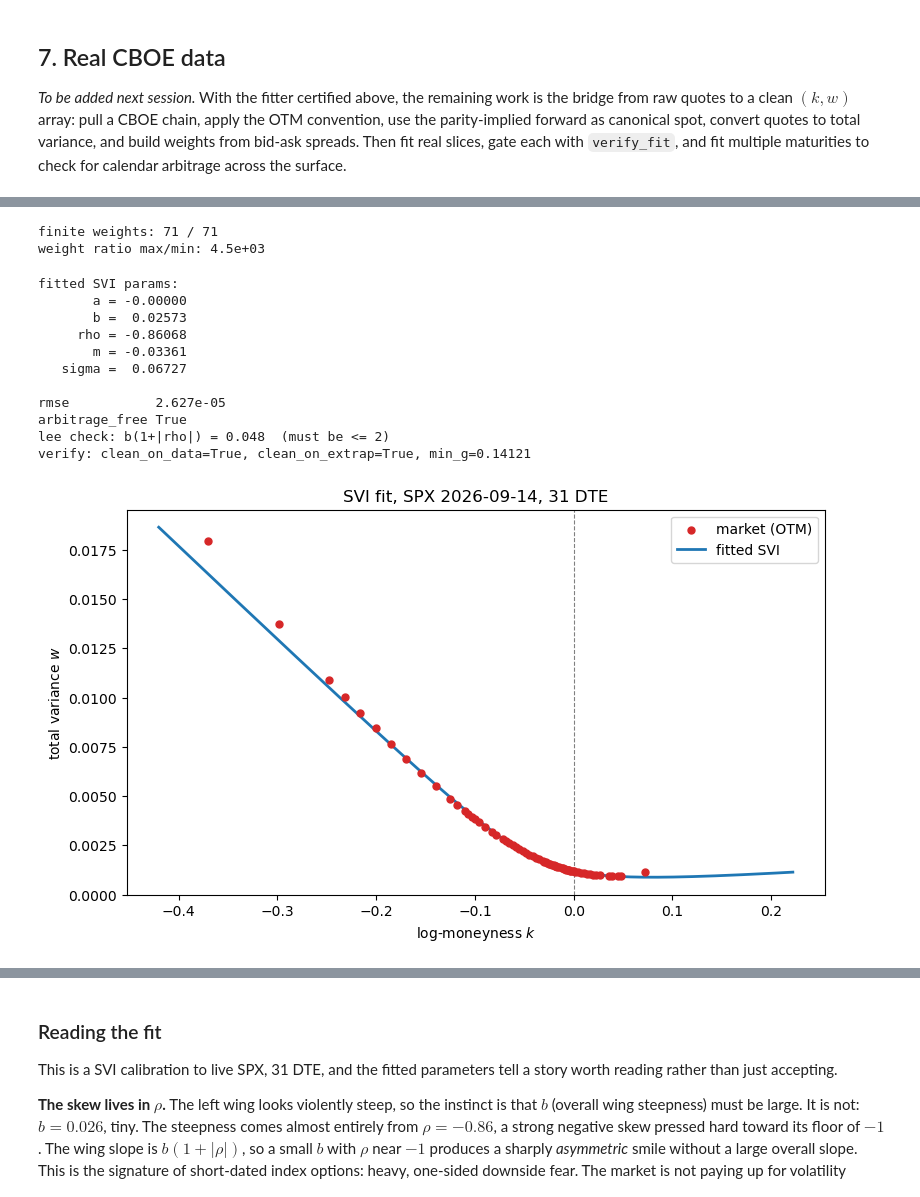
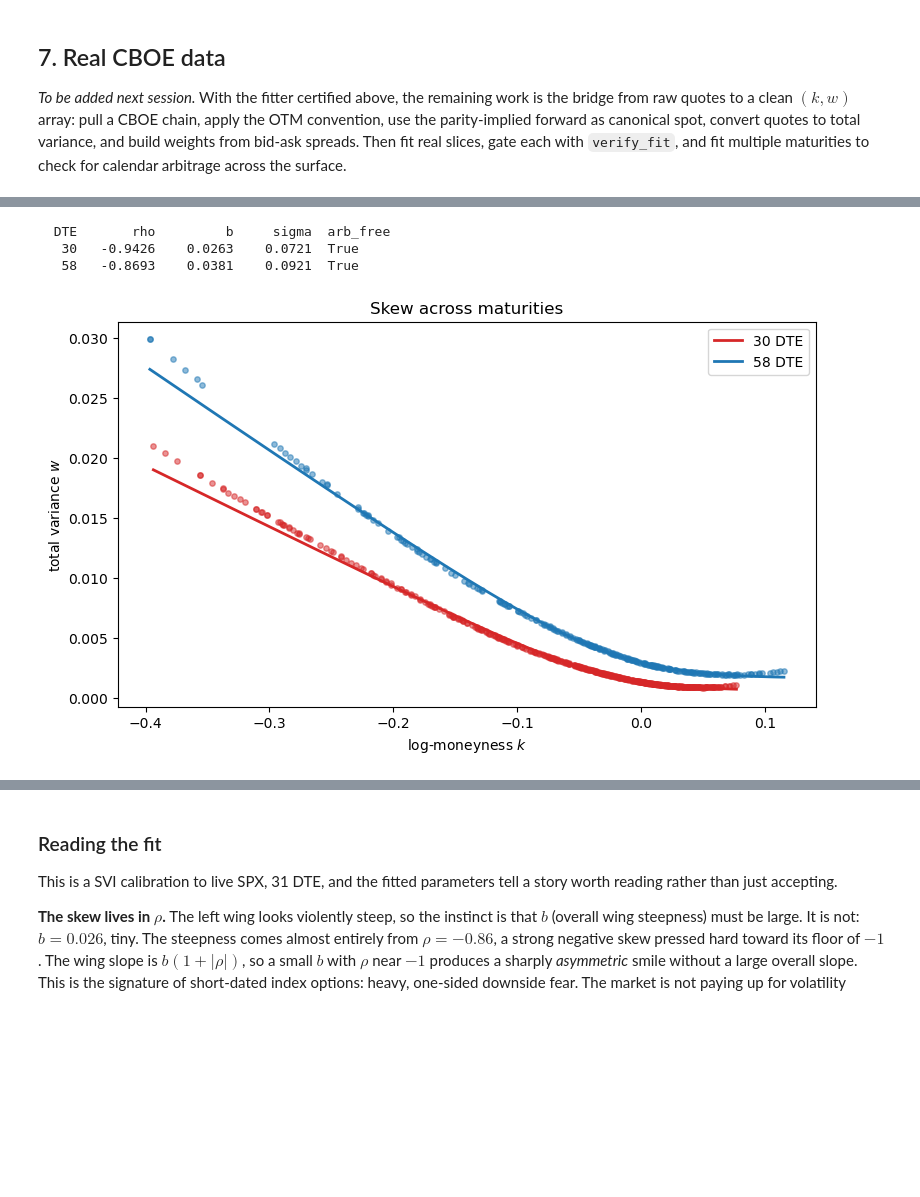
Before and after one commit to Kunvuthi/quant-project, a Jupyter notebook: notebooks/10_svi_fit.ipynb, the cells around one changed output, grey strips where cells are left out. Cells and saved outputs as stored; diff of their text form; code cells hidden in the pictures; blank space fills up the shorter version.

```diff
--- a/notebooks/10_svi_fit.ipynb
+++ b/notebooks/10_svi_fit.ipynb
@@ -466,14 +381 @@ weights_raw  = otm_w["weight"].to_numpy()
-# %%
-# guard against inf/nan from tiny or zero vega
-finite = np.isfinite(weights_raw)
-print(f"finite weights: {finite.sum()} / {len(weights_raw)}")
-print(f"weight ratio max/min: {weights_raw[finite].max() / weights_raw[finite].min():.1e}")
-
-# clip the ratio and normalize
-w_min = weights_raw[finite].max() * 1e-3
-weights = np.clip(weights_raw, w_min, None)
-weights = weights / np.median(weights[finite])
-# %% [output]
-finite weights: 71 / 71
-weight ratio max/min: 4.5e+03
 # %%
@@ -527,39 +388,25 @@ def fit_expiry(all_opts, target_days, R=0.045, k_band=0.4):
 # %%
-result = fit_slice(k, w, weights=weights, lam=0.0)
-p = result.params
+res30, s30 = fit_expiry(all_opts, spot, 30, R)
+res60, s60 = fit_expiry(all_opts, spot, 60, R)
 
-print("fitted SVI params:")
-for name in ("a", "b", "rho", "m", "sigma"):
-    print(f"  {name:>6} = {getattr(p, name): .5f}")
-print(f"\nrmse           {result.rmse:.3e}")
-print(f"arbitrage_free {result.arbitrage_free}")
-print(f"lee check: b(1+|rho|) = {p.b*(1+abs(p.rho)):.3f}  (must be <= 2)")
+print(f"{'DTE':>5} {'rho':>9} {'b':>9} {'sigma':>9}  arb_free")
+for r_, s_ in [(res30, s30), (res60, s60)]:
+    p = r_.params
+    print(f"{s_['dte']:>5} {p.rho:>9.4f} {p.b:>9.4f} {p.sigma:>9.4f}  {r_.arbitrage_free}")
 
-clean_data, clean_extrap, min_g = verify_fit(p, (k.min(), k.max()))
-print(f"verify: clean_on_data={clean_data}, clean_on_extrap={clean_extrap}, min_g={min_g:.5f}")
-
-# overlay fitted curve on real data
-k_dense = np.linspace(k.min() - 0.05, k.max() + 0.15, 400)
 fig, ax = plt.subplots(figsize=(9, 5))
-ax.scatter(k, w, s=25, color="tab:red", zorder=3, label="market (OTM)")
-ax.plot(k_dense, svi_raw(k_dense, p), color="tab:blue", lw=2, label="fitted SVI")
-ax.axvline(0.0, color="gray", lw=0.8, ls="--")
+for s_, r_, c in [(s30, res30, "tab:red"), (s60, res60, "tab:blue")]:
+    kd = np.linspace(s_["k"].min(), s_["k"].max(), 300)
+    ax.scatter(s_["k"], s_["w"], s=15, color=c, alpha=0.5)
+    ax.plot(kd, svi_raw(kd, r_.params), color=c, lw=2, label=f"{s_['dte']} DTE")
 ax.set_xlabel("log-moneyness $k$")
 ax.set_ylabel("total variance $w$")
-ax.set_title(f"SVI fit, SPX {expiry}, {dte} DTE")
+ax.set_title("Skew across maturities")
 ax.legend()
 plt.show()
 # %% [output]
-fitted SVI params:
-       a = -0.00000
-       b =  0.02573
-     rho = -0.86068
-       m = -0.03361
-   sigma =  0.06727
-
-rmse           2.627e-05
-arbitrage_free True
-lee check: b(1+|rho|) = 0.048  (must be <= 2)
-verify: clean_on_data=True, clean_on_extrap=True, min_g=0.14121
+  DTE       rho         b     sigma  arb_free
+   30   -0.9426    0.0263    0.0721  True
+   58   -0.8693    0.0381    0.0921  True
-[figure, old version]
+[figure, new version]
 # %%
```
Also changed, not shown: parts of 8 cells of this notebook.
